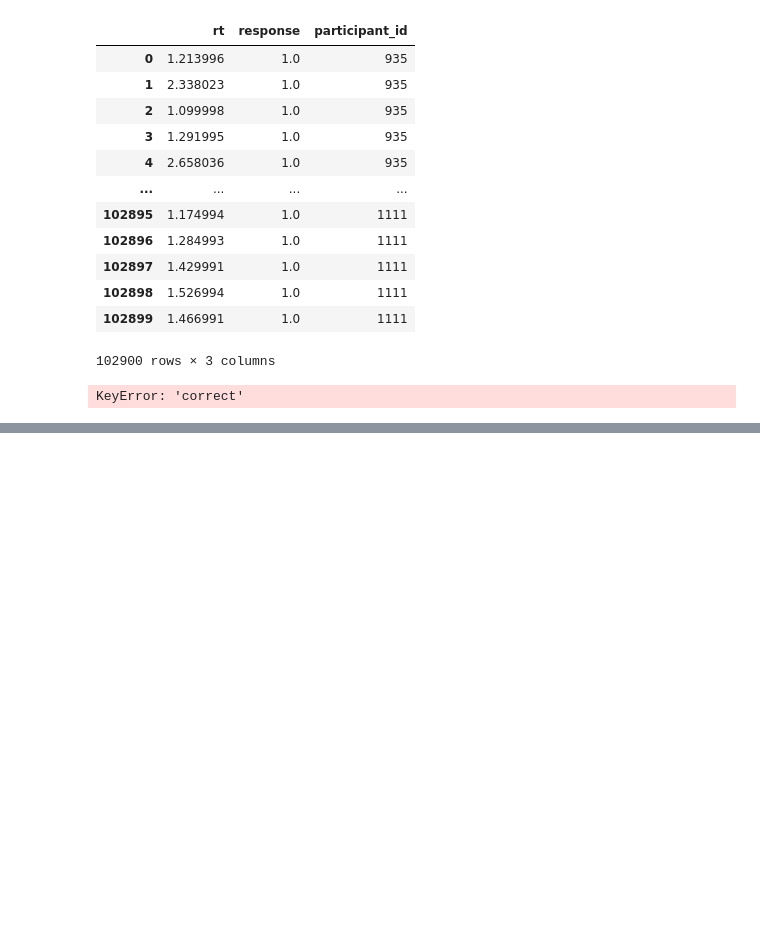
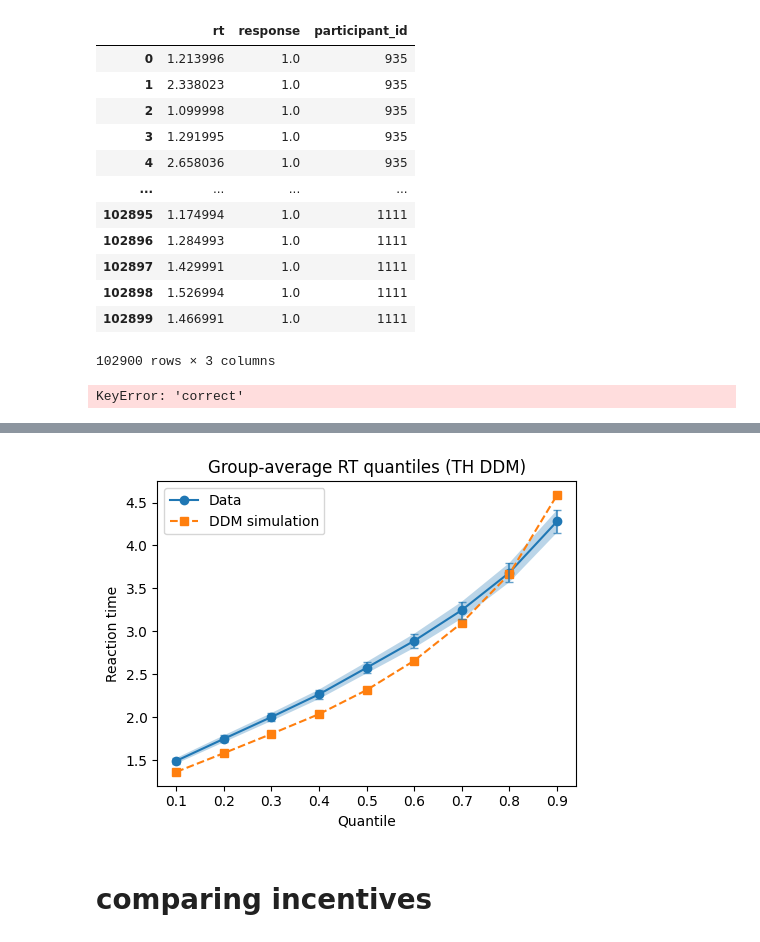
Before and after one commit to jjjj17/HSSM-fitting, a Jupyter notebook: hssm_quantplots.ipynb, the cells around one changed output, grey strips where cells are left out. Cells and saved outputs as stored; diff of their text form; code cells hidden in the pictures; blank space fills up the shorter version.

```diff
--- a/hssm_quantplots.ipynb
+++ b/hssm_quantplots.ipynb
@@ -367,0 +432,10 @@ KeyError: 'correct'
+# %%
+plot_rt_quantiles_group(
+    real_df=df_exp_0,
+    sim_df=df_sim_v_0,
+    title="Group-average RT quantiles (TH DDM)"
+)
+# %% [output]
+[figure, added]
+# %% [markdown]
+# comparing incentives
```
Also changed, not shown: parts of 30 cells of this notebook, 3 other files.
